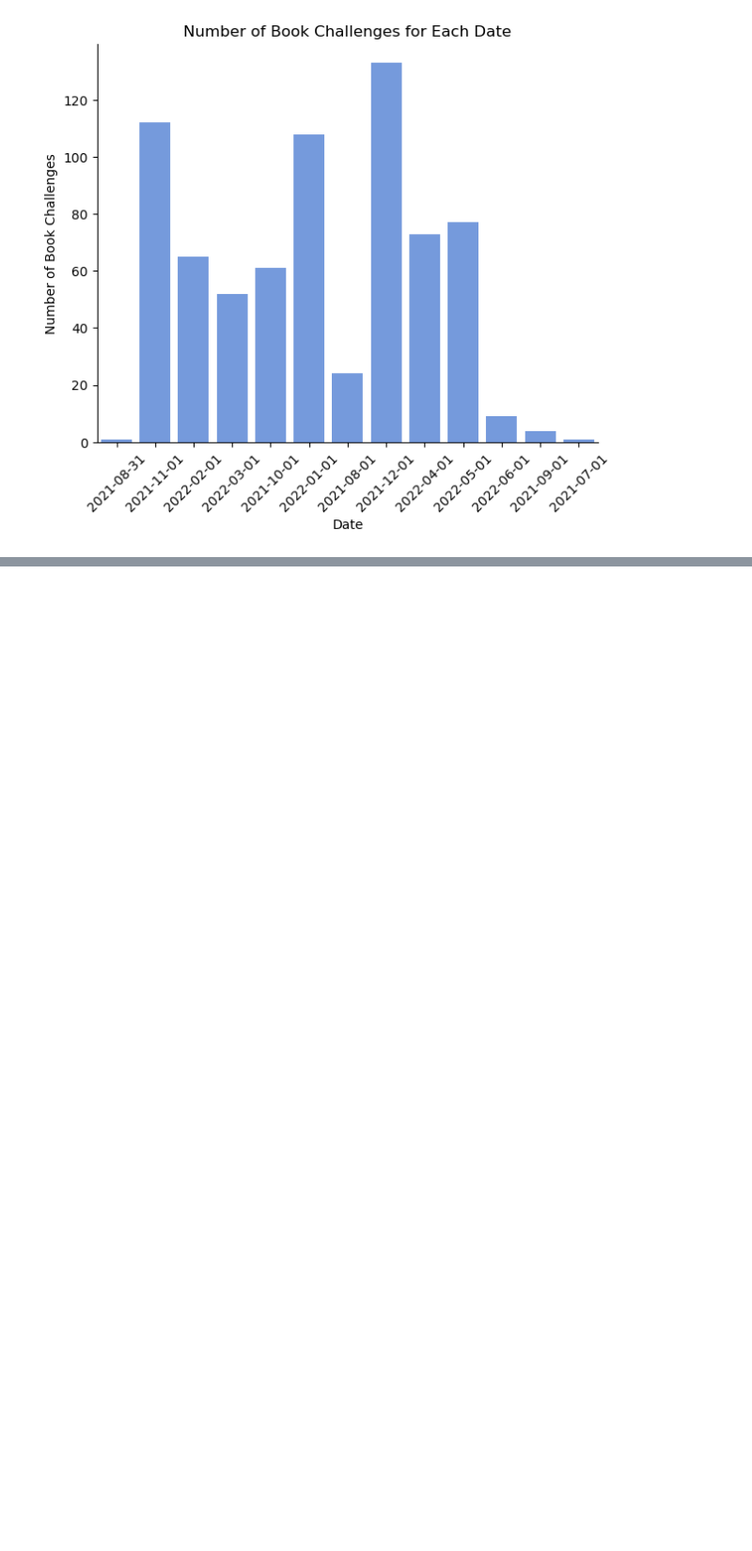
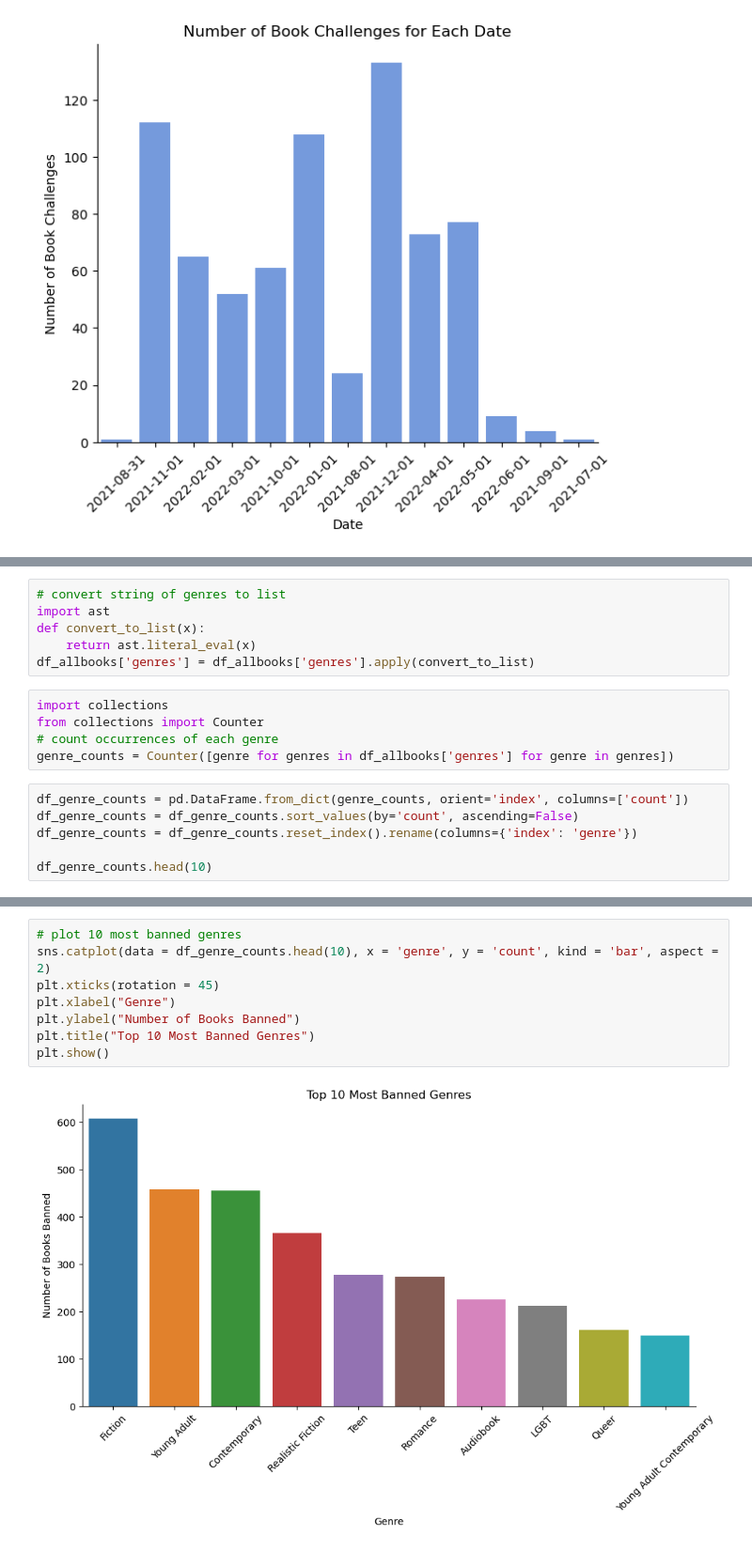
Before and after one commit to yashadoddabele/bannedbooks_project, a Jupyter notebook: bannedbooks.ipynb, the cells around one changed output, grey strips where cells are left out. Shown: that part at 94% size. Drawn from its saved outputs; the diff is of its cells as text; blank space fills up the shorter version.

Commit message:
added genres plot

```diff
--- a/bannedbooks.ipynb
+++ b/bannedbooks.ipynb
@@ -125,0 +108,17 @@ array(["['Young Adult', 'Contemporary', 'Poetry', 'Fiction', 'Audiobook', 'LGBT'
+# %%
+# convert string of genres to list
+import ast
+def convert_to_list(x):
+    return ast.literal_eval(x)
+df_allbooks['genres'] = df_allbooks['genres'].apply(convert_to_list)
+# %%
+import collections
+from collections import Counter
+# count occurrences of each genre
+genre_counts = Counter([genre for genres in df_allbooks['genres'] for genre in genres])
+# %%
+df_genre_counts = pd.DataFrame.from_dict(genre_counts, orient='index', columns=['count'])
+df_genre_counts = df_genre_counts.sort_values(by='count', ascending=False)
+df_genre_counts = df_genre_counts.reset_index().rename(columns={'index': 'genre'})
+
+df_genre_counts.head(10)
@@ -125,0 +137,10 @@ array(["['Young Adult', 'Contemporary', 'Poetry', 'Fiction', 'Audiobook', 'LGBT'
+# %%
+# plot 10 most banned genres
+sns.catplot(data = df_genre_counts.head(10), x = 'genre', y = 'count', kind = 'bar', aspect = 2)
+plt.xticks(rotation = 45)
+plt.xlabel("Genre")
+plt.ylabel("Number of Books Banned")
+plt.title("Top 10 Most Banned Genres")
+plt.show()
+# %% [output]
+[figure, added]
```
Also changed, not shown: parts of 3 cells of this notebook.
